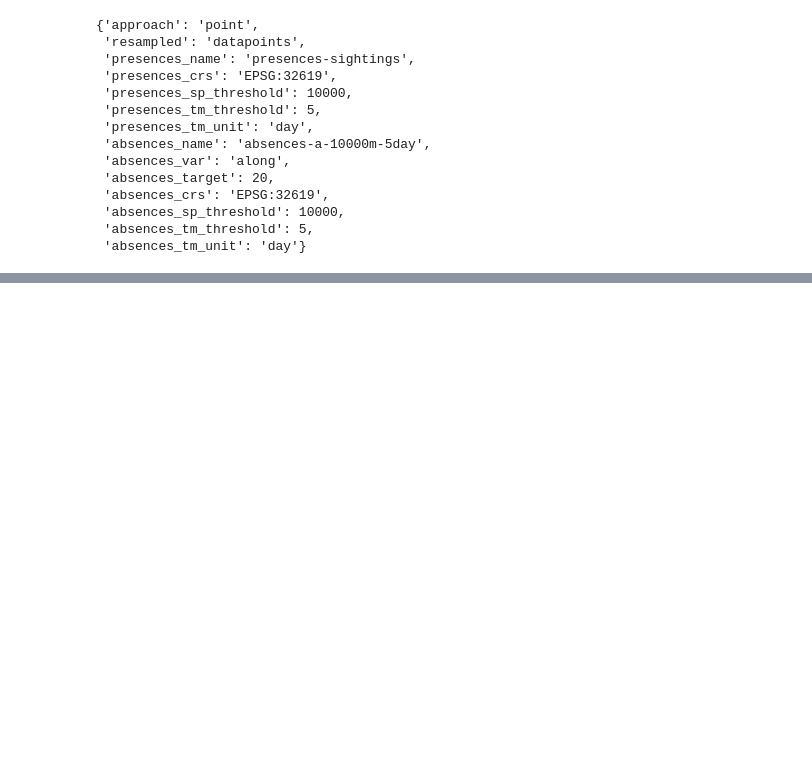
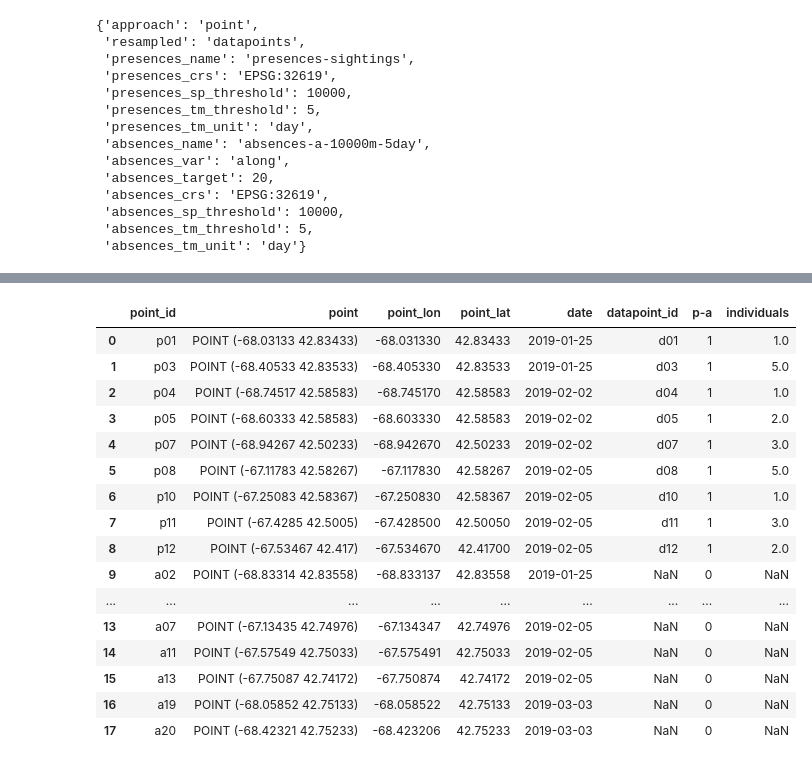
Before and after one commit to JSBigelow/sampley, a Jupyter notebook: exemplars/horizontal/stage-3.ipynb, the cells around one changed output, grey strips where cells are left out. Cells and saved outputs as stored; diff of their text form; code cells hidden in the pictures; blank space fills up the shorter version.

Commit message:
Updates to datetimes, addition of Samples.reproject() and Samples.coords()

```diff
--- a/exemplars/horizontal/stage-3.ipynb
+++ b/exemplars/horizontal/stage-3.ipynb
@@ -326,0 +454,21 @@ u_samples.save(
+# %%
+u_samples.coords()
+u_samples.samples
+# %% [output]
+|  | point_id | point | point_lon | point_lat | date | datapoint_id | p-a | individuals |
+| 0 | p01 | POINT (-68.03133 42.83433) | -68.031330 | 42.83433 | 2019-01-25 | d01 | 1 | 1.0 |
+| 1 | p03 | POINT (-68.40533 42.83533) | -68.405330 | 42.83533 | 2019-01-25 | d03 | 1 | 5.0 |
+| 2 | p04 | POINT (-68.74517 42.58583) | -68.745170 | 42.58583 | 2019-02-02 | d04 | 1 | 1.0 |
+| 3 | p05 | POINT (-68.60333 42.58583) | -68.603330 | 42.58583 | 2019-02-02 | d05 | 1 | 2.0 |
+| 4 | p07 | POINT (-68.94267 42.50233) | -68.942670 | 42.50233 | 2019-02-02 | d07 | 1 | 3.0 |
+| 5 | p08 | POINT (-67.11783 42.58267) | -67.117830 | 42.58267 | 2019-02-05 | d08 | 1 | 5.0 |
+| 6 | p10 | POINT (-67.25083 42.58367) | -67.250830 | 42.58367 | 2019-02-05 | d10 | 1 | 1.0 |
+| 7 | p11 | POINT (-67.4285 42.5005) | -67.428500 | 42.50050 | 2019-02-05 | d11 | 1 | 3.0 |
+| 8 | p12 | POINT (-67.53467 42.417) | -67.534670 | 42.41700 | 2019-02-05 | d12 | 1 | 2.0 |
+| 9 | a02 | POINT (-68.83314 42.83558) | -68.833137 | 42.83558 | 2019-01-25 | NaN | 0 | NaN |
+| ... | ... | ... | ... | ... | ... | ... | ... | ... |
+| 13 | a07 | POINT (-67.13435 42.74976) | -67.134347 | 42.74976 | 2019-02-05 | NaN | 0 | NaN |
+| 14 | a11 | POINT (-67.57549 42.75033) | -67.575491 | 42.75033 | 2019-02-05 | NaN | 0 | NaN |
+| 15 | a13 | POINT (-67.75087 42.74172) | -67.750874 | 42.74172 | 2019-02-05 | NaN | 0 | NaN |
+| 16 | a19 | POINT (-68.05852 42.75133) | -68.058522 | 42.75133 | 2019-03-03 | NaN | 0 | NaN |
+| 17 | a20 | POINT (-68.42321 42.75233) | -68.423206 | 42.75233 | 2019-03-03 | NaN | 0 | NaN |
```
Also changed, not shown: parts of 27 cells of this notebook, 49 other files.
